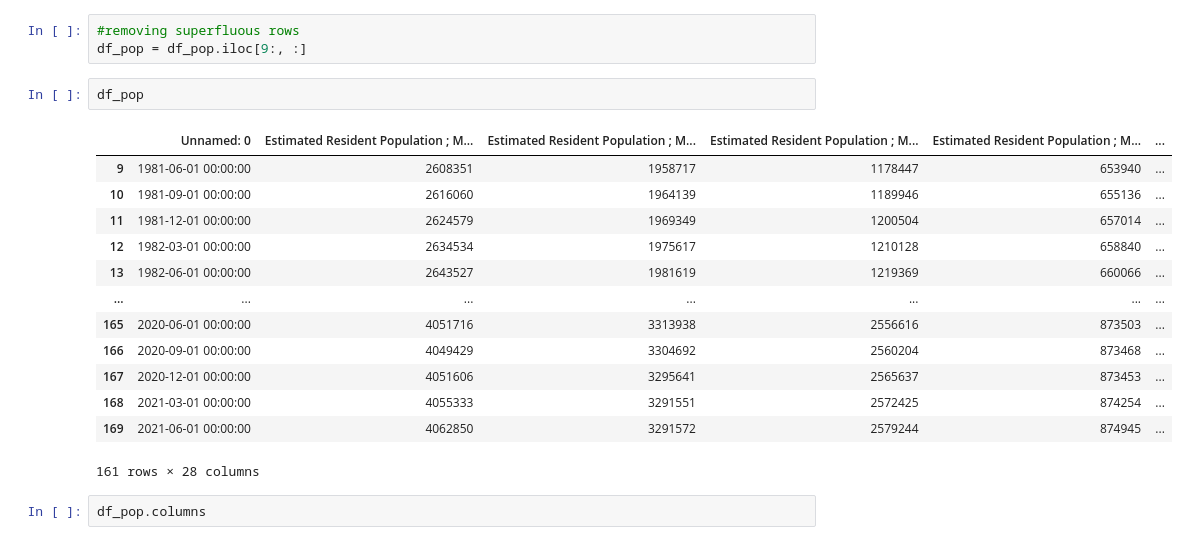
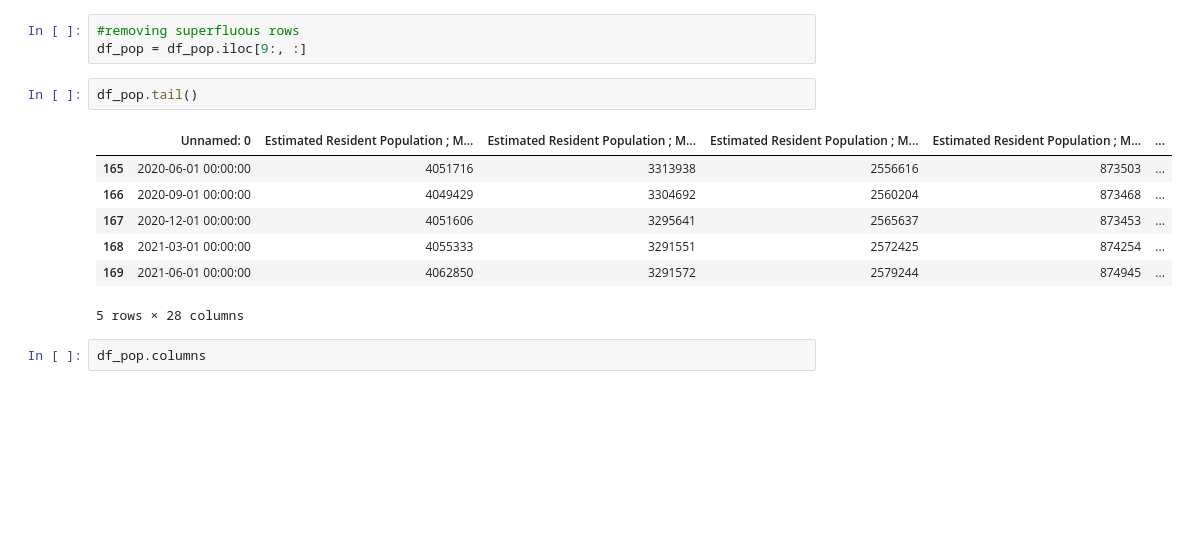
Before and after one commit to kpellas/Project_1, a Jupyter notebook: Main.ipynb, the cells around one changed output. Drawn from its saved outputs; the diff is of its cells as text; blank space fills up the shorter version.

```diff
--- a/Main.ipynb
+++ b/Main.ipynb
@@ -113,21 +114,15 @@ df
 #removing superfluous rows
 df_pop = df_pop.iloc[9:, :]
 # %%
-df_pop
+df_pop.tail()
 # %% [output]
 |  | Unnamed: 0 | Estimated Resident Population ; M... | Estimated Resident Population ; M... | Estimated Resident Population ; M... | Estimated Resident Population ; M... | ... |
-| 9 | 1981-06-01 00:00:00 | 2608351 | 1958717 | 1178447 | 653940 | ... |
-| 10 | 1981-09-01 00:00:00 | 2616060 | 1964139 | 1189946 | 655136 | ... |
-| 11 | 1981-12-01 00:00:00 | 2624579 | 1969349 | 1200504 | 657014 | ... |
-| 12 | 1982-03-01 00:00:00 | 2634534 | 1975617 | 1210128 | 658840 | ... |
-| 13 | 1982-06-01 00:00:00 | 2643527 | 1981619 | 1219369 | 660066 | ... |
-| ... | ... | ... | ... | ... | ... | ... |
 | 165 | 2020-06-01 00:00:00 | 4051716 | 3313938 | 2556616 | 873503 | ... |
 | 166 | 2020-09-01 00:00:00 | 4049429 | 3304692 | 2560204 | 873468 | ... |
 | 167 | 2020-12-01 00:00:00 | 4051606 | 3295641 | 2565637 | 873453 | ... |
 | 168 | 2021-03-01 00:00:00 | 4055333 | 3291551 | 2572425 | 874254 | ... |
 | 169 | 2021-06-01 00:00:00 | 4062850 | 3291572 | 2579244 | 874945 | ... |
-161 rows × 28 columns
+5 rows × 28 columns
 # %%
 df_pop.columns
 # %% [output]
```
Also changed, not shown: parts of 26 cells of this notebook.
